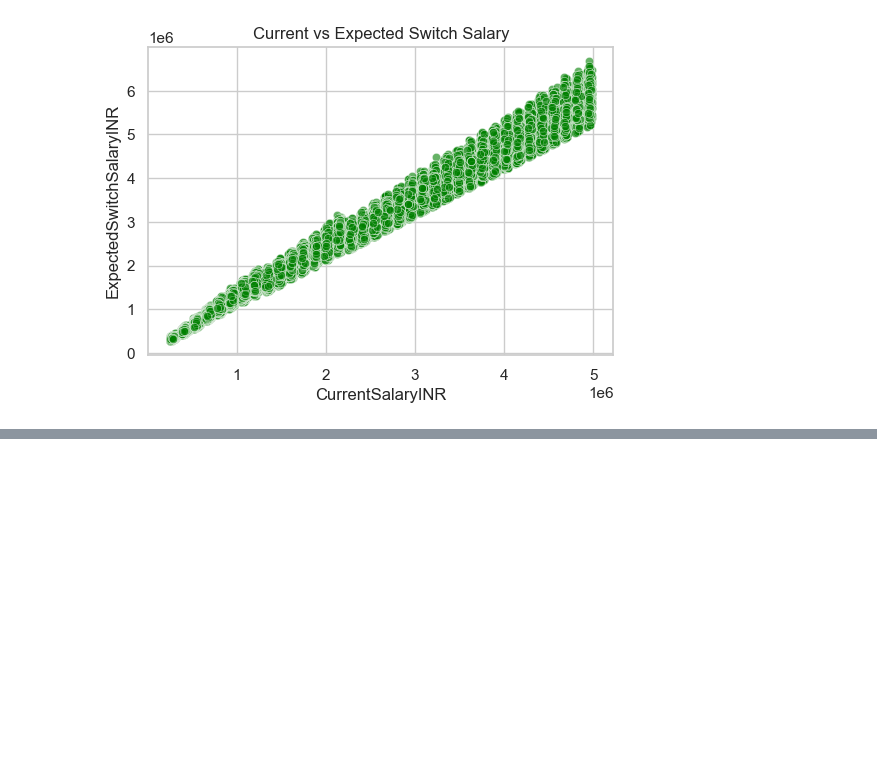
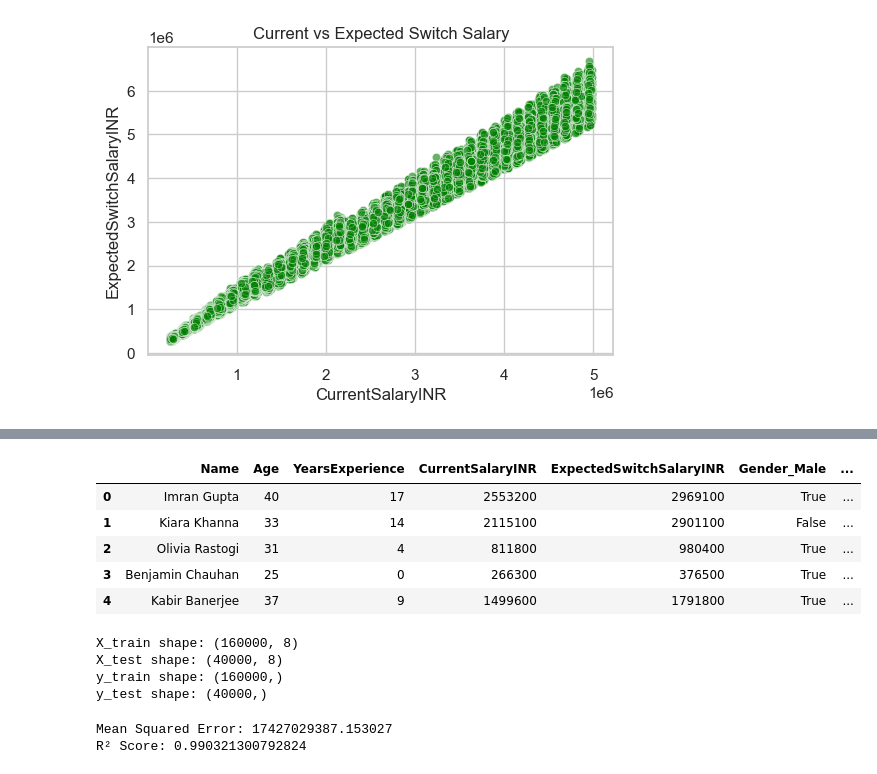
Before and after one commit to lazy-hubb/HR-Salary-Prediction, a Jupyter notebook: notebooks/clean_dataset.ipynb, the cells around one changed output, grey strips where cells are left out. Cells and saved outputs as stored; diff of their text form; code cells hidden in the pictures; blank space fills up the shorter version.

Commit message:
Finished Day 5 - Linear Regression baseline

```diff
--- a/notebooks/clean_dataset.ipynb
+++ b/notebooks/clean_dataset.ipynb
@@ -126,3 +126,16 @@ df.head()
 | 2 | Olivia Rastogi | 31 | 4 | 811800 | 980400 | Male | PhD | ... |
 | 3 | Benjamin Chauhan | 25 | 0 | 266300 | 376500 | Male | Bachelors | ... |
 | 4 | Kabir Banerjee | 37 | 9 | 1499600 | 1791800 | Male | Bachelors | ... |
+# %%
+# One-Hot Encode categorical columns
+df_encoded = pd.get_dummies(df, columns=["Gender", "Education", "City"], drop_first=True)
+
+# Show first few rows
+df_encoded.head()
+# %% [output]
+|  | Name | Age | YearsExperience | CurrentSalaryINR | ExpectedSwitchSalaryINR | Gender_Male | ... |
+| 0 | Imran Gupta | 40 | 17 | 2553200 | 2969100 | True | ... |
+| 1 | Kiara Khanna | 33 | 14 | 2115100 | 2901100 | False | ... |
+| 2 | Olivia Rastogi | 31 | 4 | 811800 | 980400 | True | ... |
+| 3 | Benjamin Chauhan | 25 | 0 | 266300 | 376500 | True | ... |
+| 4 | Kabir Banerjee | 37 | 9 | 1499600 | 1791800 | True | ... |
@@ -128,0 +146,46 @@ df.head()
+# %%
+from sklearn.model_selection import train_test_split
+
+# Features (X) - all columns except the target
+X = df_encoded.drop("ExpectedSwitchSalaryINR", axis=1)
+
+# Target (y) - the value we want to predict
+y = df_encoded["ExpectedSwitchSalaryINR"]
+
+# Split the dataset into training (80%) and testing (20%)
+X_train, X_test, y_train, y_test = train_test_split(
+    X, y, test_size=0.2, random_state=42
+)
+
+# Shapes of the splits (just to confirm)
+print("X_train shape:", X_train.shape)
+print("X_test shape:", X_test.shape)
+print("y_train shape:", y_train.shape)
+print("y_test shape:", y_test.shape)
+# %% [output]
+X_train shape: (160000, 8)
+X_test shape: (40000, 8)
+y_train shape: (160000,)
+y_test shape: (40000,)
+# %%
+from sklearn.linear_model import LinearRegression
+from sklearn.metrics import mean_squared_error, r2_score
+
+# Step 1: Initialize the model
+model = LinearRegression()
+
+# Step 2: Train (fit) the model on training data
+model.fit(X_train, y_train)
+
+# Step 3: Make predictions on test data
+y_pred = model.predict(X_test)
+
+# Step 4: Evaluate the model
+mse = mean_squared_error(y_test, y_pred)
+r2 = r2_score(y_test, y_pred)
+
+print("Mean Squared Error:", mse)
+print("R² Score:", r2)
+# %% [output]
+Mean Squared Error: 17427029387.153027
+R² Score: 0.990321300792824
```
Also changed, not shown: parts of 2 cells of this notebook.
